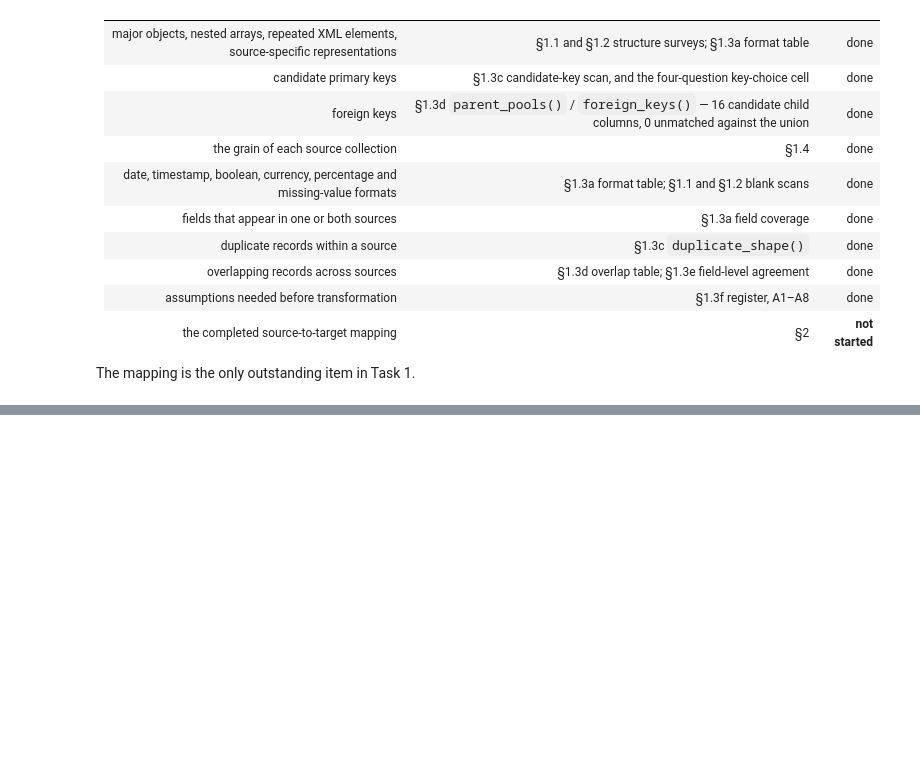
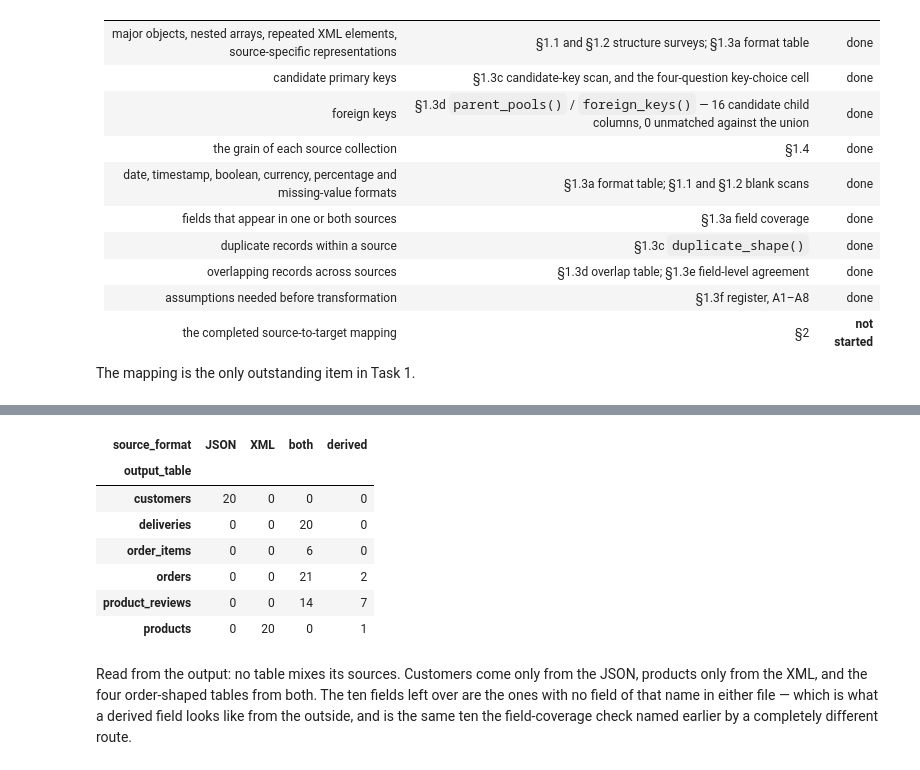
Before and after one commit to EchoZhao1998/5296-A1, a Jupyter notebook: echo_branch/wip_echo.ipynb, the cells around one changed output, grey strips where cells are left out. Cells and saved outputs as stored; diff of their text form; code cells hidden in the pictures; blank space fills up the shorter version.

Commit message:
T1 AND MAPPING DONE

```diff
--- a/echo_branch/wip_echo.ipynb
+++ b/echo_branch/wip_echo.ipynb
@@ -1458,0 +1521,75 @@ The mapping is the only outstanding item in Task 1.
+# %%
+def flat_name(name):
+    """orderID, Order_ID and order_id are one field in three casings."""
+    return name.lower().replace("_", "")
+
+
+def index_by_leaf(paths, separator):
+    """Group paths by their last segment, since one name occurs in several blocks."""
+    index = {}
+    for path in paths:
+        index.setdefault(flat_name(path.split(separator)[-1]), []).append(path)
+    return index
+
+
+json_index = index_by_leaf(json_paths, ".")
+xml_index = index_by_leaf(xml_paths, "/")
+
+# Which block of each file holds one record per output row. This is the grain
+# evidenced above, and it is the only declared part of the mapping's paths.
+ANCHOR = {
+    "orders":          ("orders[].header.",         "Orders/Order/Header/"),
+    "order_items":     ("orders[].shoppingCart[].", "Orders/Order/Shopping_Cart/Item/"),
+    "deliveries":      ("orders[].delivery.",       "Orders/Order/Delivery/"),
+    "customers":       ("customerProfiles[].",      None),   # no customer records in the XML
+    "products":        (None,                       "ProductCatalogue/Product/"),
+    "product_reviews": ("productReviews[].",        "ProductReviews/Review/"),
+}
+
+
+def path_under(candidates, prefix):
+    """Keep the single candidate sitting under this table's anchor."""
+    if prefix is None:
+        return ""
+    matches = [path for path in candidates if prefix in path]
+    return matches[0] if len(matches) == 1 else ""
+
+
+rows = []
+for _, field in DICTIONARY.iterrows():
+    json_prefix, xml_prefix = ANCHOR[field.output_table]
+    candidates = flat_name(field.field_name)
+    json_path = path_under(json_index.get(candidates, []), json_prefix)
+    xml_path = path_under(xml_index.get(candidates, []), xml_prefix)
+
+    rows.append({
+        "mapping_id": f"MAP-{field.output_table}-{field.position:02d}",
+        "output_table": field.output_table,
+        "target_field": field.field_name,
+        "source_format": ("both" if json_path and xml_path
+                          else "JSON" if json_path
+                          else "XML" if xml_path
+                          else "derived"),
+        "json_source_path": json_path,
+        "xml_source_path": xml_path.replace("OperationsExport/", ""),
+    })
+
+MAPPING_PATHS = pd.DataFrame(rows)
+
+MAPPING_PATHS.pivot_table(index="output_table", columns="source_format",
+                          values="target_field", aggfunc="count", fill_value=0)
+# %% [output]
+| source_format | JSON | XML | both | derived |
+| output_table |  |  |  |  |
+| customers | 20 | 0 | 0 | 0 |
+| deliveries | 0 | 0 | 20 | 0 |
+| order_items | 0 | 0 | 6 | 0 |
+| orders | 0 | 0 | 21 | 2 |
+| product_reviews | 0 | 0 | 14 | 7 |
+| products | 0 | 20 | 0 | 1 |
+# %% [markdown]
+Read from the output: no table mixes its sources. Customers come only from the JSON, products only
+from the XML, and the four order-shaped tables from both. The ten fields left over are the ones
+with no field of that name in either file — which is what a derived field looks like from the
+outside, and is the same ten the field-coverage check named earlier by a completely different
+route.
```
Also changed, not shown: parts of 7 cells of this notebook, 8 other files.
